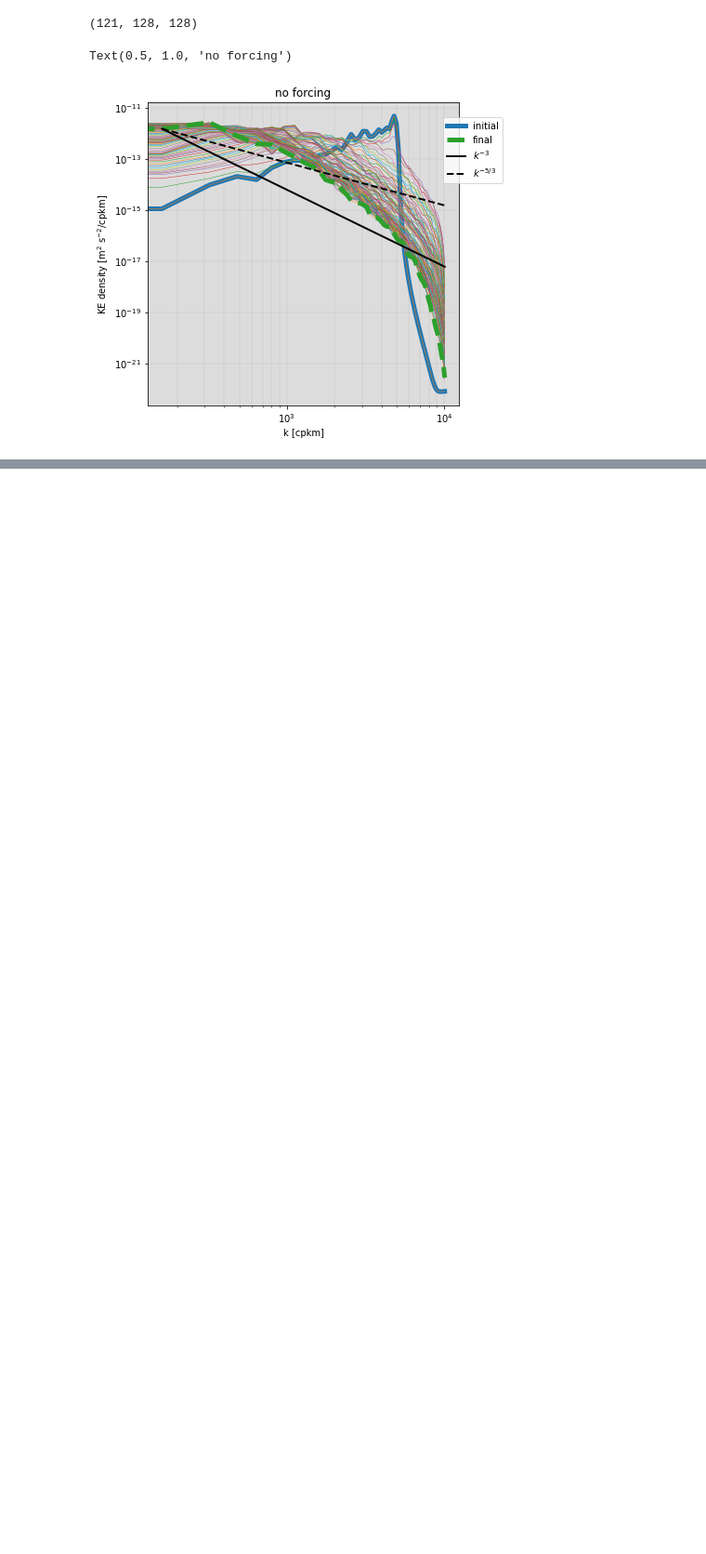
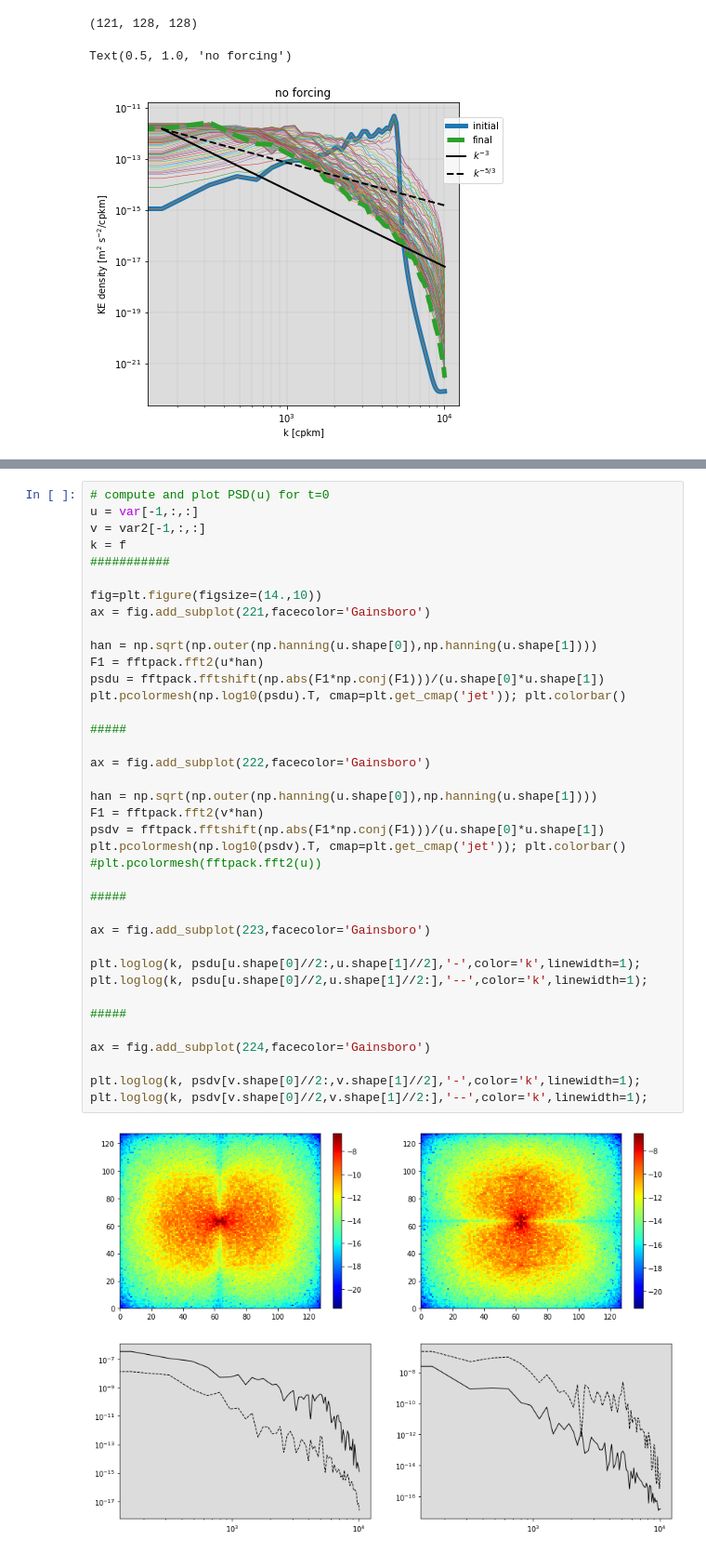
Before and after one commit to Mesharou/mesharou.github.io, a Jupyter notebook: Turb/turbulence2d_example.ipynb, the cells around one changed output, grey strips where cells are left out. Shown at 93% size. Saved outputs shown, nothing was run; the diff lists cells and outputs as text; blank space fills up the shorter version.

```diff
--- a/Turb/turbulence2d_example.ipynb
+++ b/Turb/turbulence2d_example.ipynb
@@ -130,0 +372,40 @@ Text(0.5, 1.0, 'no forcing')
+# %%
+# compute and plot PSD(u) for t=0
+u = var[-1,:,:]
+v = var2[-1,:,:]
+k = f
+###########
+
+fig=plt.figure(figsize=(14.,10))
+ax = fig.add_subplot(221,facecolor='Gainsboro')
+
+han = np.sqrt(np.outer(np.hanning(u.shape[0]),np.hanning(u.shape[1])))
+F1 = fftpack.fft2(u*han)
+psdu = fftpack.fftshift(np.abs(F1*np.conj(F1)))/(u.shape[0]*u.shape[1])
+plt.pcolormesh(np.log10(psdu).T, cmap=plt.get_cmap('jet')); plt.colorbar()
+
+#####
+
+ax = fig.add_subplot(222,facecolor='Gainsboro')
+
+han = np.sqrt(np.outer(np.hanning(u.shape[0]),np.hanning(u.shape[1])))
+F1 = fftpack.fft2(v*han)
+psdv = fftpack.fftshift(np.abs(F1*np.conj(F1)))/(u.shape[0]*u.shape[1])
+plt.pcolormesh(np.log10(psdv).T, cmap=plt.get_cmap('jet')); plt.colorbar()
+#plt.pcolormesh(fftpack.fft2(u))
+
+#####
+
+ax = fig.add_subplot(223,facecolor='Gainsboro')
+
+plt.loglog(k, psdu[u.shape[0]//2:,u.shape[1]//2],'-',color='k',linewidth=1);
+plt.loglog(k, psdu[u.shape[0]//2,u.shape[1]//2:],'--',color='k',linewidth=1);
+
+#####
+
+ax = fig.add_subplot(224,facecolor='Gainsboro')
+
+plt.loglog(k, psdv[v.shape[0]//2:,v.shape[1]//2],'-',color='k',linewidth=1);
+plt.loglog(k, psdv[v.shape[0]//2,v.shape[1]//2:],'--',color='k',linewidth=1);
+# %% [output]
+[figure, added]
```
Also changed, not shown: parts of 7 cells of this notebook.
